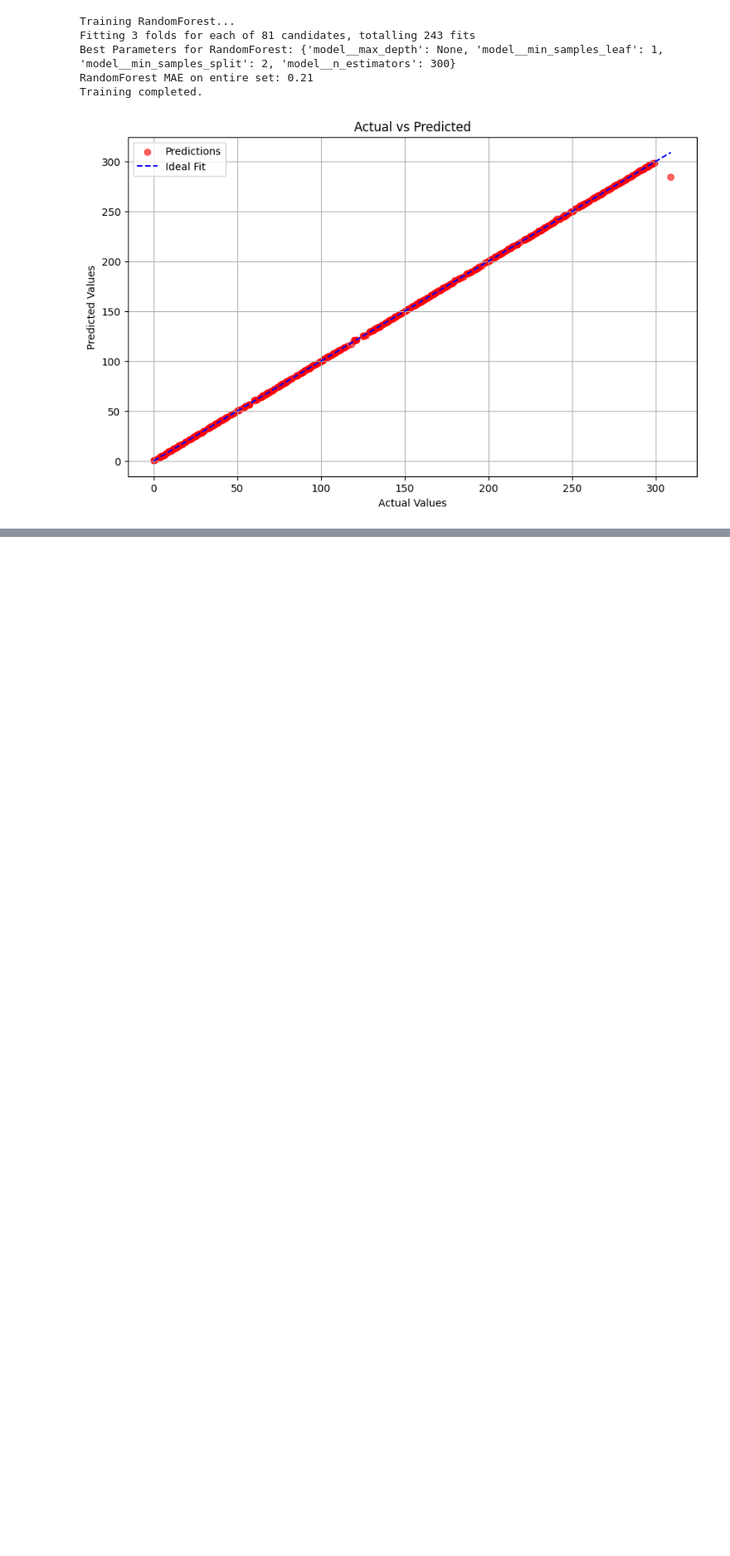
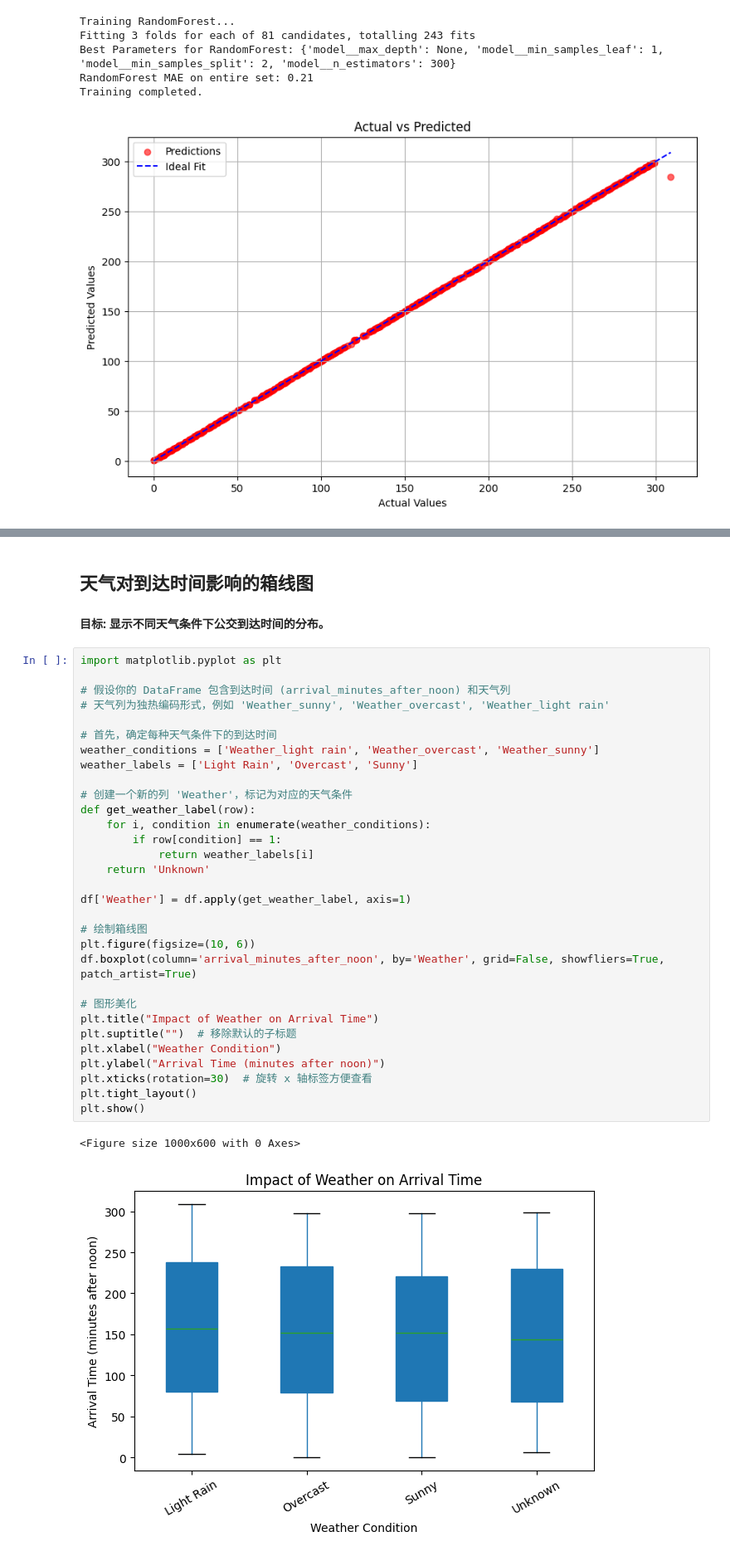
Before and after one commit to FlipW0rld/CS506_Project, a Jupyter notebook: main_LightGBM.ipynb, the cells around one changed output, grey strips where cells are left out. Shown: that part at 83% size. Drawn from its saved outputs; the diff is of its cells as text; blank space fills up the shorter version.

Commit message:
data update

```diff
--- a/main_LightGBM.ipynb
+++ b/main_LightGBM.ipynb
@@ -152,0 +174,37 @@ Training completed.
+# %% [markdown]
+## 天气对到达时间影响的箱线图
+#### 目标: 显示不同天气条件下公交到达时间的分布。
+# %%
+import matplotlib.pyplot as plt
+
+# 假设你的 DataFrame 包含到达时间 (arrival_minutes_after_noon) 和天气列
+# 天气列为独热编码形式，例如 'Weather_sunny', 'Weather_overcast', 'Weather_light rain'
+
+# 首先，确定每种天气条件下的到达时间
+weather_conditions = ['Weather_light rain', 'Weather_overcast', 'Weather_sunny']
+weather_labels = ['Light Rain', 'Overcast', 'Sunny']
+
+# 创建一个新的列 'Weather'，标记为对应的天气条件
+def get_weather_label(row):
+    for i, condition in enumerate(weather_conditions):
+        if row[condition] == 1:
+            return weather_labels[i]
+    return 'Unknown'
+
+df['Weather'] = df.apply(get_weather_label, axis=1)
+
+# 绘制箱线图
+plt.figure(figsize=(10, 6))
+df.boxplot(column='arrival_minutes_after_noon', by='Weather', grid=False, showfliers=True, patch_artist=True)
+
+# 图形美化
+plt.title("Impact of Weather on Arrival Time")
+plt.suptitle("")  # 移除默认的子标题
+plt.xlabel("Weather Condition")
+plt.ylabel("Arrival Time (minutes after noon)")
+plt.xticks(rotation=30)  # 旋转 x 轴标签方便查看
+plt.tight_layout()
+plt.show()
+# %% [output]
+<Figure size 1000x600 with 0 Axes>
+[figure, added]
```
Also changed, not shown: parts of 4 cells of this notebook.
